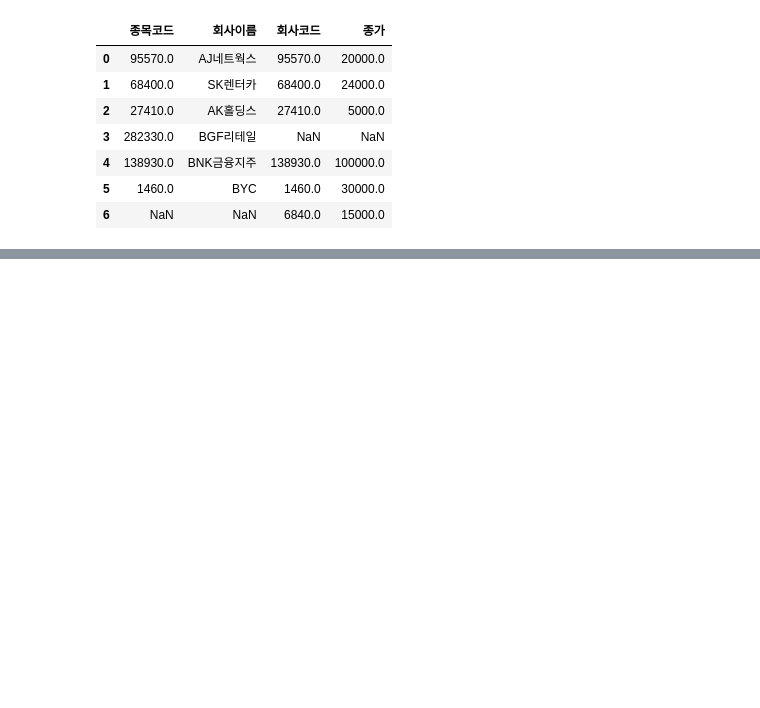
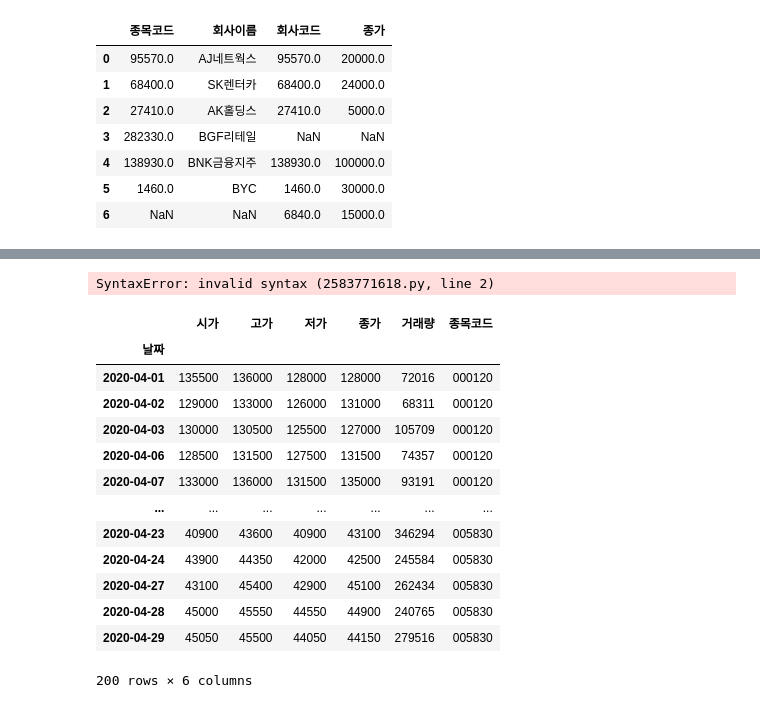
Before and after one commit to 8robbieboy8/GITHUB_TEST, a Jupyter notebook: 튜터링/연습.ipynb, the cells around one changed output, grey strips where cells are left out. Drawn from its saved outputs; the diff is of its cells as text; code cells hidden in the pictures; blank space fills up the shorter version.

```diff
--- a/튜터링/연습.ipynb
+++ b/튜터링/연습.ipynb
@@ -130,0 +175,8 @@ a
+# %%
+from pykrx import stock
+from pykrx import bond
+import pandas as pd
+
+tickers = stock.get_market_ticker_list('20200401', market='KOSPI')
+tickers = tickers[10:20]
+tickers
@@ -130,0 +194,32 @@ a
+# %%
+1. 티커 중 앞에서 10번째부터 20번째까지 티커 ticker 저장하기
+tickers = tickers[10:20]
+# %%
+df_ohlcv = pd.DataFrame()
+# %% [output]
+SyntaxError: invalid syntax (2583771618.py, line 2)
+# %%
+# 2. ticker-> 2020년 4월 (시가/고가/저가/종가/거래량)정보 받아와 df_ohlcv 저장하기 (칼럼은 날짜/시가/고가/저가/종가/거래량/티커)
+
+df_ohlcv = pd.DataFrame()
+for i in tickers:
+    df = stock.get_market_ohlcv('20200401', '20200430', i)
+    df['종목코드'] = i
+    df_ohlcv = pd.concat([df_ohlcv, df], axis = 0)
+    # print(df_ohlcv)
+df_ohlcv
+# %% [output]
+|  | 시가 | 고가 | 저가 | 종가 | 거래량 | 종목코드 |
+| 날짜 |  |  |  |  |  |  |
+| 2020-04-01 | 135500 | 136000 | 128000 | 128000 | 72016 | 000120 |
+| 2020-04-02 | 129000 | 133000 | 126000 | 131000 | 68311 | 000120 |
+| 2020-04-03 | 130000 | 130500 | 125500 | 127000 | 105709 | 000120 |
+| 2020-04-06 | 128500 | 131500 | 127500 | 131500 | 74357 | 000120 |
+| 2020-04-07 | 133000 | 136000 | 131500 | 135000 | 93191 | 000120 |
+| ... | ... | ... | ... | ... | ... | ... |
+| 2020-04-23 | 40900 | 43600 | 40900 | 43100 | 346294 | 005830 |
+| 2020-04-24 | 43900 | 44350 | 42000 | 42500 | 245584 | 005830 |
+| 2020-04-27 | 43100 | 45400 | 42900 | 45100 | 262434 | 005830 |
+| 2020-04-28 | 45000 | 45550 | 44550 | 44900 | 240765 | 005830 |
+| 2020-04-29 | 45050 | 45500 | 44050 | 44150 | 279516 | 005830 |
+200 rows × 6 columns
```
Also changed, not shown: parts of 22 cells of this notebook.
